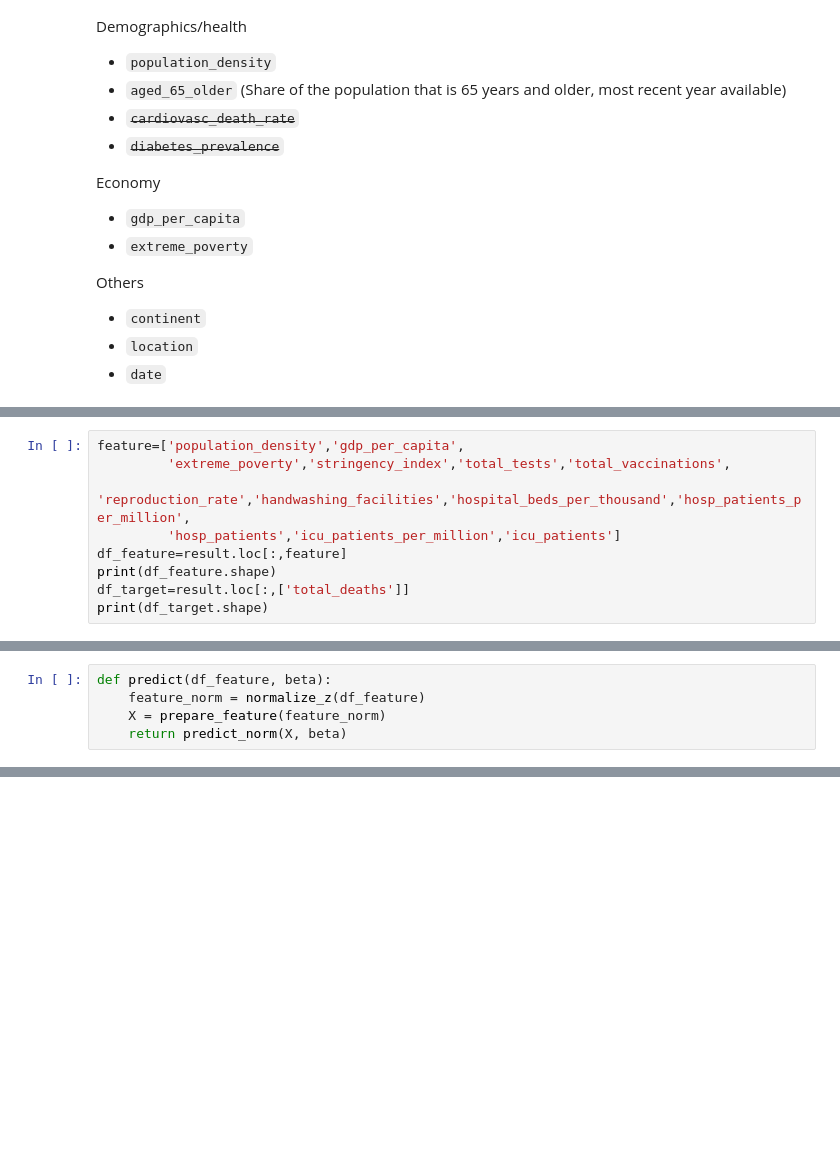
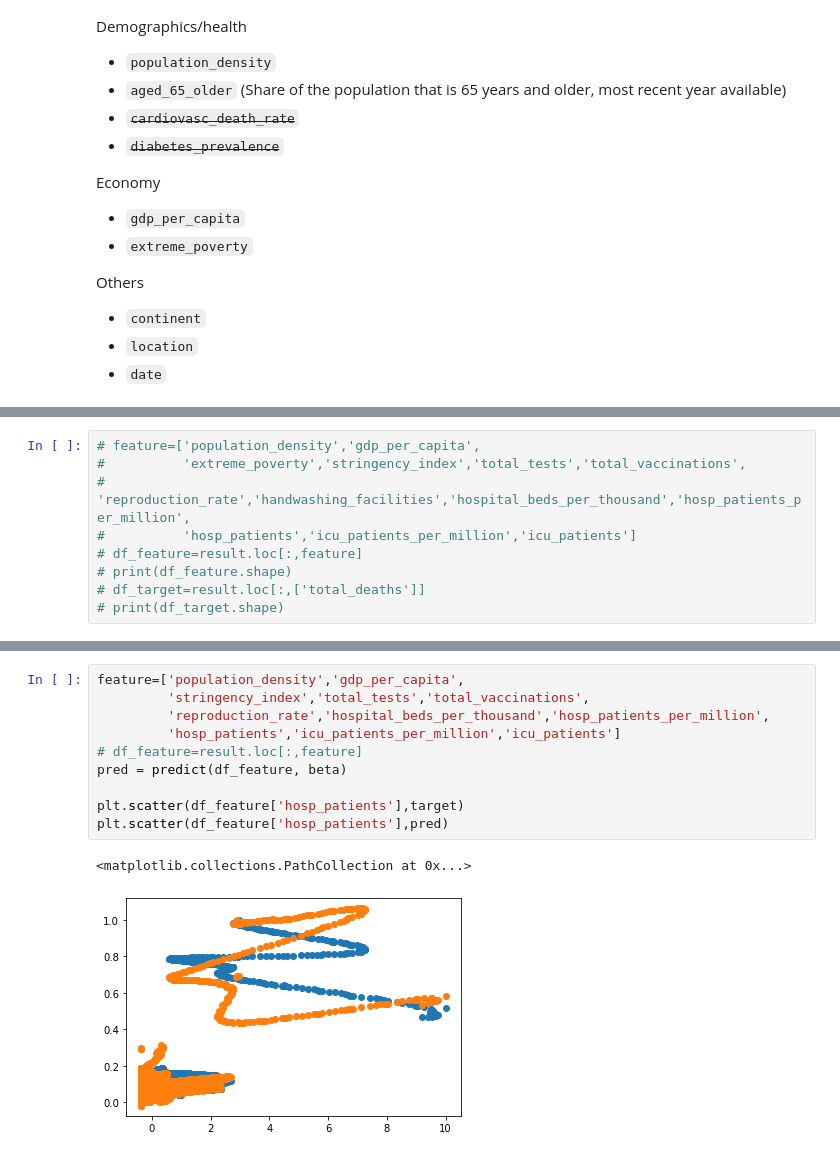
Before and after one commit to shanghongsim/term3_dtp, a Jupyter notebook: T3 2D project .ipynb, the cells around one changed output, grey strips where cells are left out. Saved outputs shown, nothing was run; the diff lists cells and outputs as text; blank space fills up the shorter version.

```diff
--- a/T3 2D project .ipynb
+++ b/T3 2D project .ipynb
@@ -179,9 +198,9 @@ myplot = sns.pairplot(data=result, hue='continent',x_vars=['total_deaths','popul
 # %%
-feature=['population_density','gdp_per_capita',
-         'extreme_poverty','stringency_index','total_tests','total_vaccinations',
-         'reproduction_rate','handwashing_facilities','hospital_beds_per_thousand','hosp_patients_per_million',
-         'hosp_patients','icu_patients_per_million','icu_patients']
-df_feature=result.loc[:,feature]
-print(df_feature.shape)
-df_target=result.loc[:,['total_deaths']]
-print(df_target.shape)
+# feature=['population_density','gdp_per_capita',
+#          'extreme_poverty','stringency_index','total_tests','total_vaccinations',
+#          'reproduction_rate','handwashing_facilities','hospital_beds_per_thousand','hosp_patients_per_million',
+#          'hosp_patients','icu_patients_per_million','icu_patients']
+# df_feature=result.loc[:,feature]
+# print(df_feature.shape)
+# df_target=result.loc[:,['total_deaths']]
+# print(df_target.shape)
@@ -280,5 +338,0 @@ def predict_norm(X, beta):
-# %%
-def predict(df_feature, beta):
-    feature_norm = normalize_z(df_feature)
-    X = prepare_feature(feature_norm)
-    return predict_norm(X, beta)
@@ -290,0 +339,13 @@ NameError: name 'df_feature_test' is not defined
+# %%
+feature=['population_density','gdp_per_capita',
+         'stringency_index','total_tests','total_vaccinations',
+         'reproduction_rate','hospital_beds_per_thousand','hosp_patients_per_million',
+         'hosp_patients','icu_patients_per_million','icu_patients']
+# df_feature=result.loc[:,feature]
+pred = predict(df_feature, beta)
+
+plt.scatter(df_feature['hosp_patients'],target)
+plt.scatter(df_feature['hosp_patients'],pred)
+# %% [output]
+<matplotlib.collections.PathCollection at 0x...>
+[figure, added]
```
Also changed, not shown: parts of 25 cells of this notebook, 2 other files.
